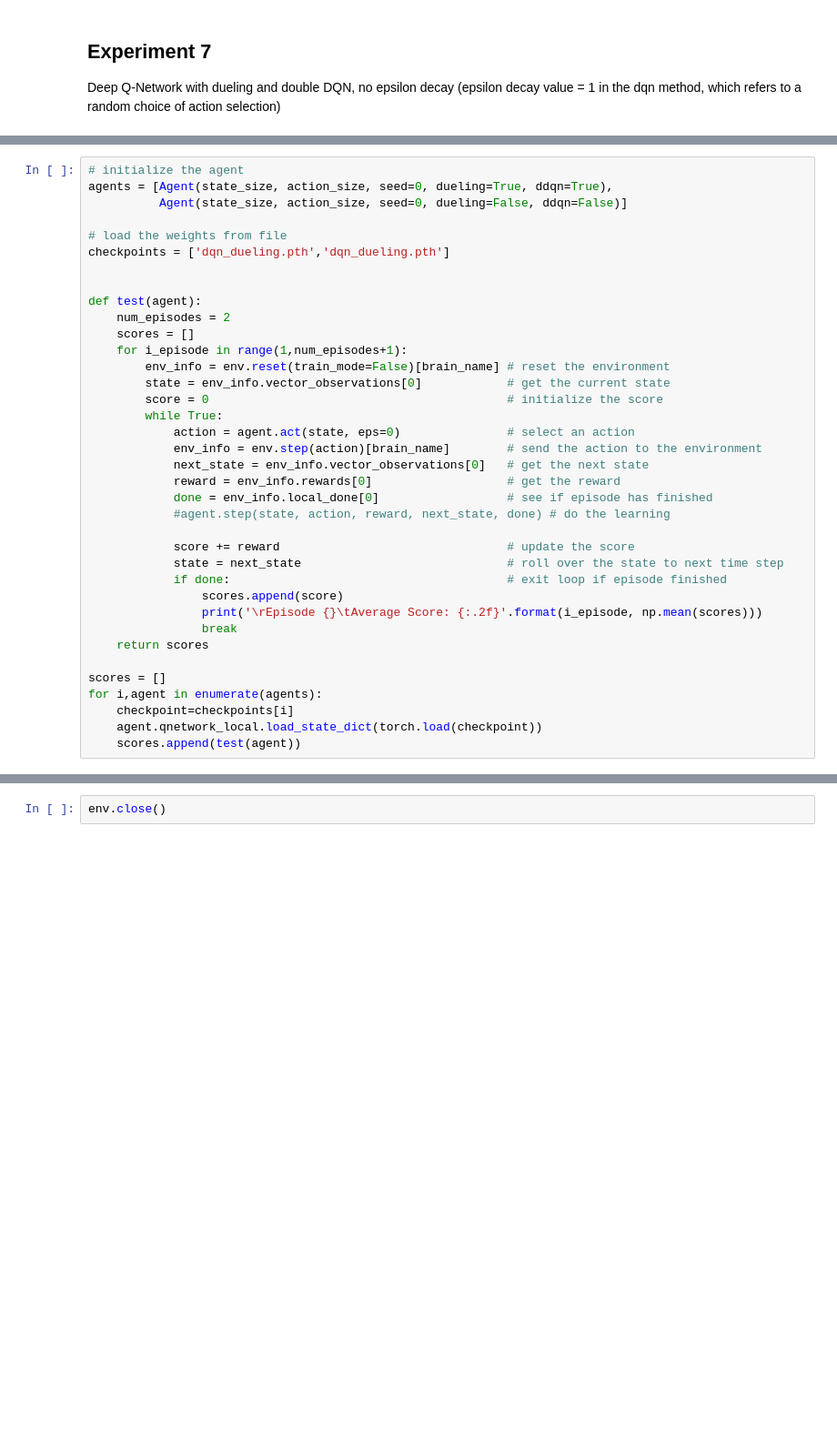
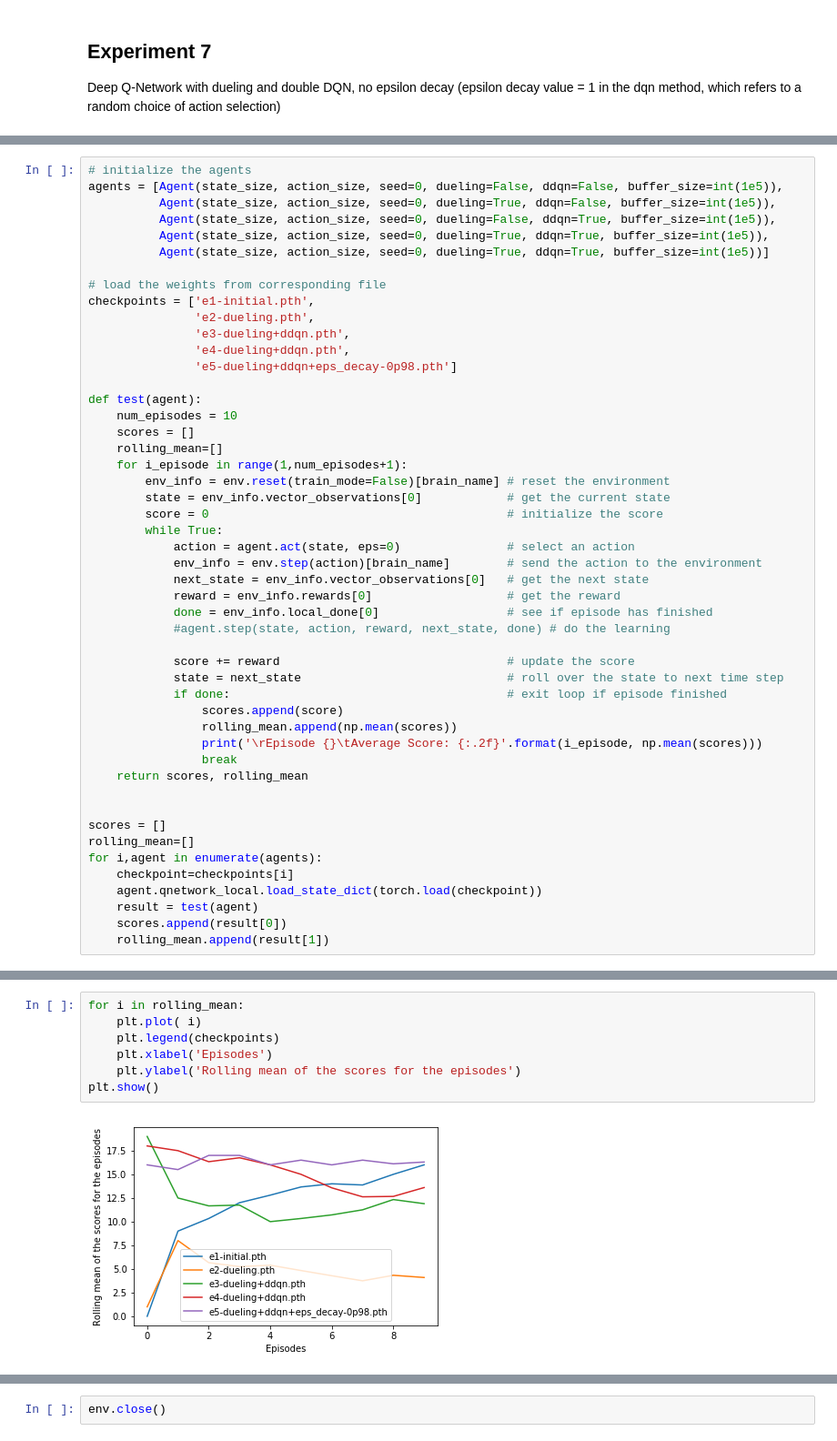
Before and after one commit to bkocis/DRLND_Pr_1_Navigation, a Jupyter notebook: Navigation.ipynb, the cells around one changed output, grey strips where cells are left out. Shown at 91% size. Drawn from its saved outputs; the diff is of its cells as text; blank space fills up the shorter version.

```diff
--- a/Navigation.ipynb
+++ b/Navigation.ipynb
@@ -317,15 +350,22 @@ e4-dueling+ddqn.pth
 # %%
-# initialize the agent
-agents = [Agent(state_size, action_size, seed=0, dueling=True, ddqn=True),
-          Agent(state_size, action_size, seed=0, dueling=False, ddqn=False)]
+# initialize the agents
+agents = [Agent(state_size, action_size, seed=0, dueling=False, ddqn=False, buffer_size=int(1e5)),
+          Agent(state_size, action_size, seed=0, dueling=True, ddqn=False, buffer_size=int(1e5)),
+          Agent(state_size, action_size, seed=0, dueling=False, ddqn=True, buffer_size=int(1e5)),
+          Agent(state_size, action_size, seed=0, dueling=True, ddqn=True, buffer_size=int(1e5)),
+          Agent(state_size, action_size, seed=0, dueling=True, ddqn=True, buffer_size=int(1e5))]
 
-# load the weights from file
-checkpoints = ['dqn_dueling.pth','dqn_dueling.pth']
-
+# load the weights from corresponding file
+checkpoints = ['e1-initial.pth',
+               'e2-dueling.pth',
+               'e3-dueling+ddqn.pth',
+               'e4-dueling+ddqn.pth',
+               'e5-dueling+ddqn+eps_decay-0p98.pth']
 
 def test(agent):
-    num_episodes = 2
+    num_episodes = 10
     scores = []
+    rolling_mean=[]
     for i_episode in range(1,num_episodes+1):
         env_info = env.reset(train_mode=False)[brain_name] # reset the environment
         state = env_info.vector_observations[0]            # get the current state
@@ -342,13 +382,18 @@ def test(agent):
             state = next_state                             # roll over the state to next time step
             if done:                                       # exit loop if episode finished
                 scores.append(score)
+                rolling_mean.append(np.mean(scores))
                 print('\rEpisode {}\tAverage Score: {:.2f}'.format(i_episode, np.mean(scores)))
                 break
-    return scores
+    return scores, rolling_mean
+
 
 scores = []
+rolling_mean=[]
 for i,agent in enumerate(agents):
     checkpoint=checkpoints[i]
     agent.qnetwork_local.load_state_dict(torch.load(checkpoint))
-    scores.append(test(agent))
+    result = test(agent)
+    scores.append(result[0])
+    rolling_mean.append(result[1])
 # %% [output]
@@ -434,0 +417,9 @@ Environment solved in 471 episodes!     Average Score: 13.08
+# %%
+for i in rolling_mean:
+    plt.plot( i)
+    plt.legend(checkpoints)
+    plt.xlabel('Episodes')
+    plt.ylabel('Rolling mean of the scores for the episodes')
+plt.show()
+# %% [output]
+[figure, added]
```
Also changed, not shown: parts of 21 cells of this notebook, 2 other files.
